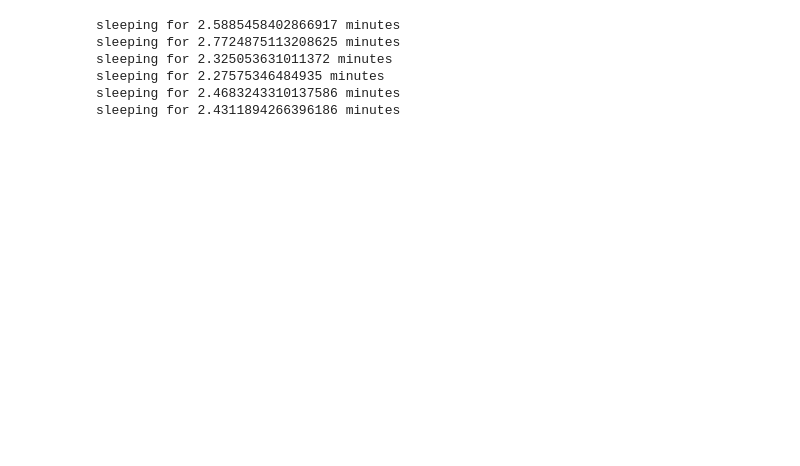
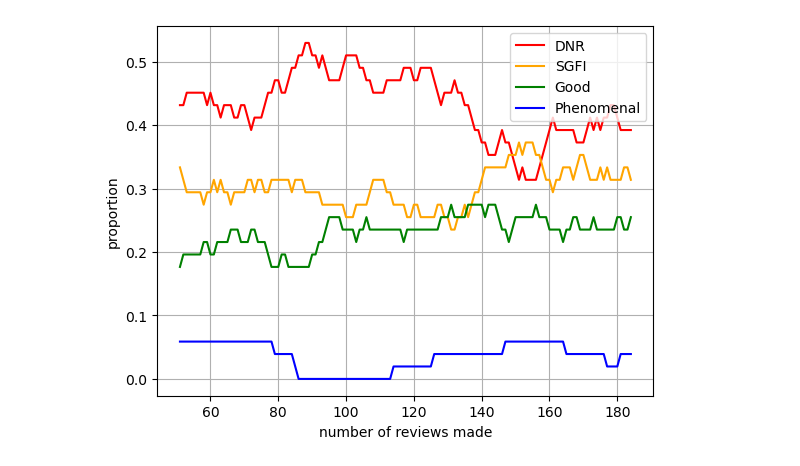
Before and after one commit to ItsiW/VILF, a Jupyter notebook: scripts/Untitled.ipynb, the cells around one changed output. Cells and saved outputs as stored; diff of their text form; code cells hidden in the pictures; blank space fills up the shorter version.

```diff
--- a/scripts/Untitled.ipynb
+++ b/scripts/Untitled.ipynb
@@ -67,8 +67,9 @@ def toggle_instagram_published(file_path):
         with open(file_path, 'w') as file:
             file.write(new_content)
 # %%
-places = sorted(places, key=lambda x: -x['review_age'])
+places = sorted(places, key=lambda x: x['review_age'])
 places = [p for p in places if p['instagram_published'] is False]
-places_to_update = places[:10]
+places = [p for p in places if p['name'] != "Fiji Airways"]
+places_to_update = places[:1]
 [p['name'] for p in places_to_update]
 # %% [output]
@@ -117,13 +109,6 @@ for place in places_to_update:
     sleep_time = MINUTE * (2 + random())
     print(f"sleeping for {sleep_time / MINUTE} minutes")
     sleep(sleep_time)
-# %% [output]
-sleeping for 2.5885458402866917 minutes
-sleeping for 2.7724875113208625 minutes
-sleeping for 2.325053631011372 minutes
-sleeping for 2.27575346484935 minutes
-sleeping for 2.4683243310137586 minutes
-sleeping for 2.4311894266396186 minutes
 # %%
 # credentials_file_path = 'credentials.json'
 # bot = InstagramBot(credentials_file_path)
@@ -135,0 +123,34 @@ sleeping for 2.4311894266396186 minutes
+# %%
+values = [p['taste'] for p in places]
+# %%
+df = pd.DataFrame(values, columns=['value'])
+window = 50
+
+df.index.name = "n_reviews"
+df['prop_0'] = 0.0
+df['prop_1'] = 0.0
+df['prop_2'] = 0.0
+df['prop_3'] = 0.0
+
+for i in range(len(df)):
+    counts = df.loc[i-window:i, 'value'].value_counts(normalize=True)
+    df.loc[i, 'prop_0'] = counts.get(0, 0)
+    df.loc[i, 'prop_1'] = counts.get(1, 0)
+    df.loc[i, 'prop_2'] = counts.get(2, 0)
+    df.loc[i, 'prop_3'] = counts.get(3, 0)
+
+df.index += 1
+df = df.reset_index()
+# %%
+plot_df = df.iloc[window:]
+plt.plot(plot_df.n_reviews, plot_df.prop_0, color="red", label="DNR")
+plt.plot(plot_df.n_reviews, plot_df.prop_1, color="orange", label="SGFI")
+plt.plot(plot_df.n_reviews, plot_df.prop_2, color="green", label="Good")
+plt.plot(plot_df.n_reviews, plot_df.prop_3, color="blue", label="Phenomenal")
+
+plt.ylabel("proportion")
+plt.xlabel("number of reviews made")
+plt.legend()
+plt.grid()
+# %% [output]
+[figure, added]
```
Also changed, not shown: parts of 4 cells of this notebook, 13 other files.
